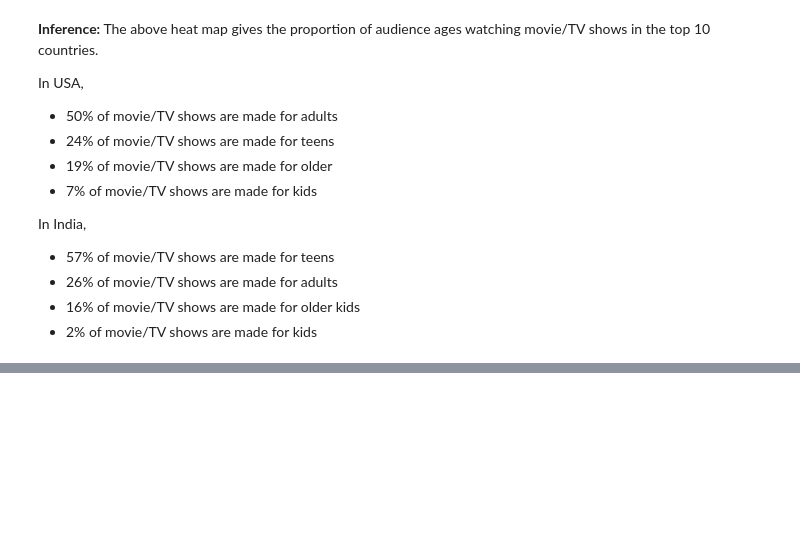
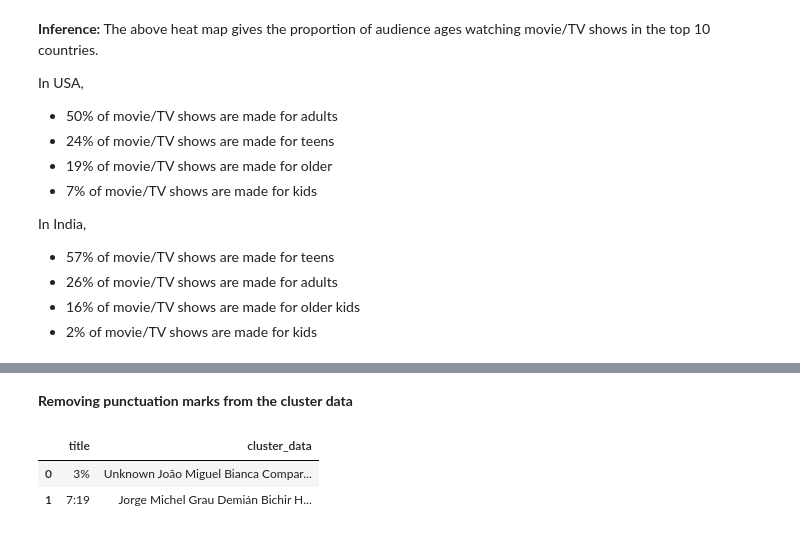
Before and after one commit to shubham-bhadouria/Netflix-Movies-and-TV-shows-clustering, a Jupyter notebook: Netflix_movies_and_TV_show_clustering.ipynb, the cells around one changed output, grey strips where cells are left out. Saved outputs shown, nothing was run; the diff lists cells and outputs as text; code cells hidden in the pictures; blank space fills up the shorter version.

Commit message:
removing punctuations marks

```diff
--- a/Netflix_movies_and_TV_show_clustering.ipynb
+++ b/Netflix_movies_and_TV_show_clustering.ipynb
@@ -565,0 +588,17 @@ In India,
+# %% [markdown]
+**Removing punctuation marks from the cluster data**
+# %%
+# function to remove punctuations
+def remove_punctuation(text):
+    '''a function for removing punctuation'''
+    import string
+    translator = str.maketrans('', '', string.punctuation)
+    return text.translate(translator)
+
+# Removing punctuation marks
+cluster_df['cluster_data'] = cluster_df['cluster_data'].apply(remove_punctuation)
+cluster_df.head(2)           # dataset after removing punctuation marks from the cluster_data column
+# %% [output]
+|  | title | cluster_data |
+| 0 | 3% | Unknown João Miguel Bianca Compar... |
+| 1 | 7:19 | Jorge Michel Grau Demián Bichir H... |
```
Also changed, not shown: parts of 13 cells of this notebook.
